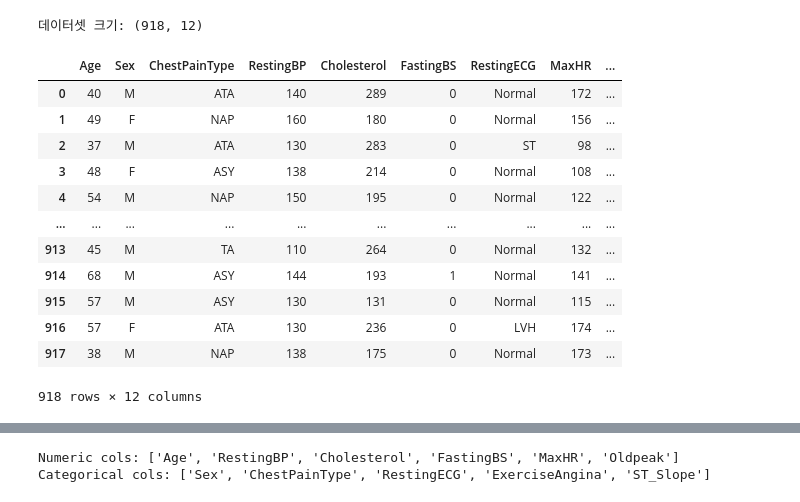
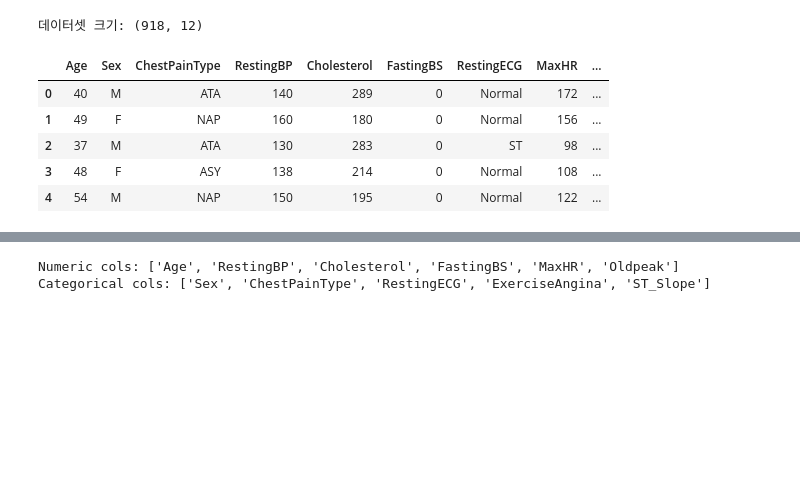
Before and after one commit to ljw-0108/bio-data-analysis, a Jupyter notebook: 심장질환예측.ipynb, the cells around one changed output, grey strips where cells are left out. Drawn from its saved outputs; the diff is of its cells as text; code cells hidden in the pictures; blank space fills up the shorter version.

```diff
--- a/심장질환예측.ipynb
+++ b/심장질환예측.ipynb
@@ -1,30 +1,24 @@
 # %% [markdown]
 <a href="https://colab.research.google.com/github/ljw-0108/bio-data-analysis/blob/main/%EC%8B%AC%EC%9E%A5%EC%A7%88%ED%99%98%EC%98%88%EC%B8%A1.ipynb" target="_parent"><img src="https://colab.research.google.com/assets/colab-badge.svg" alt="Open In Colab"/></a>
 # %%
+# 라이브러리 임포트 & 데이터 로드
 import pandas as pd
 import numpy as np
 import matplotlib.pyplot as plt
 import seaborn as sns
 
-df = pd.read_csv('/content/drive/MyDrive/md/heart.csv')
-
+# 이미 Drive 마운트가 완료된 상태라고 가정
+df = pd.read_csv('/content/drive/MyDrive/md/heart.csv')  # 실제 경로로 수정
 print("데이터셋 크기:", df.shape)
-display(df.head(918))
+display(df.head())
 # %% [output]
 데이터셋 크기: (918, 12)
 |  | Age | Sex | ChestPainType | RestingBP | Cholesterol | FastingBS | RestingECG | MaxHR | ... |
 | 0 | 40 | M | ATA | 140 | 289 | 0 | Normal | 172 | ... |
 | 1 | 49 | F | NAP | 160 | 180 | 0 | Normal | 156 | ... |
 | 2 | 37 | M | ATA | 130 | 283 | 0 | ST | 98 | ... |
 | 3 | 48 | F | ASY | 138 | 214 | 0 | Normal | 108 | ... |
 | 4 | 54 | M | NAP | 150 | 195 | 0 | Normal | 122 | ... |
-| ... | ... | ... | ... | ... | ... | ... | ... | ... | ... |
-| 913 | 45 | M | TA | 110 | 264 | 0 | Normal | 132 | ... |
-| 914 | 68 | M | ASY | 144 | 193 | 1 | Normal | 141 | ... |
-| 915 | 57 | M | ASY | 130 | 131 | 0 | Normal | 115 | ... |
-| 916 | 57 | F | ATA | 130 | 236 | 0 | LVH | 174 | ... |
-| 917 | 38 | M | NAP | 138 | 175 | 0 | Normal | 173 | ... |
-918 rows × 12 columns
 # %%
 # 데이터 탐색 (EDA)
 df.info()
```
Also changed, not shown: parts of 7 cells of this notebook.
